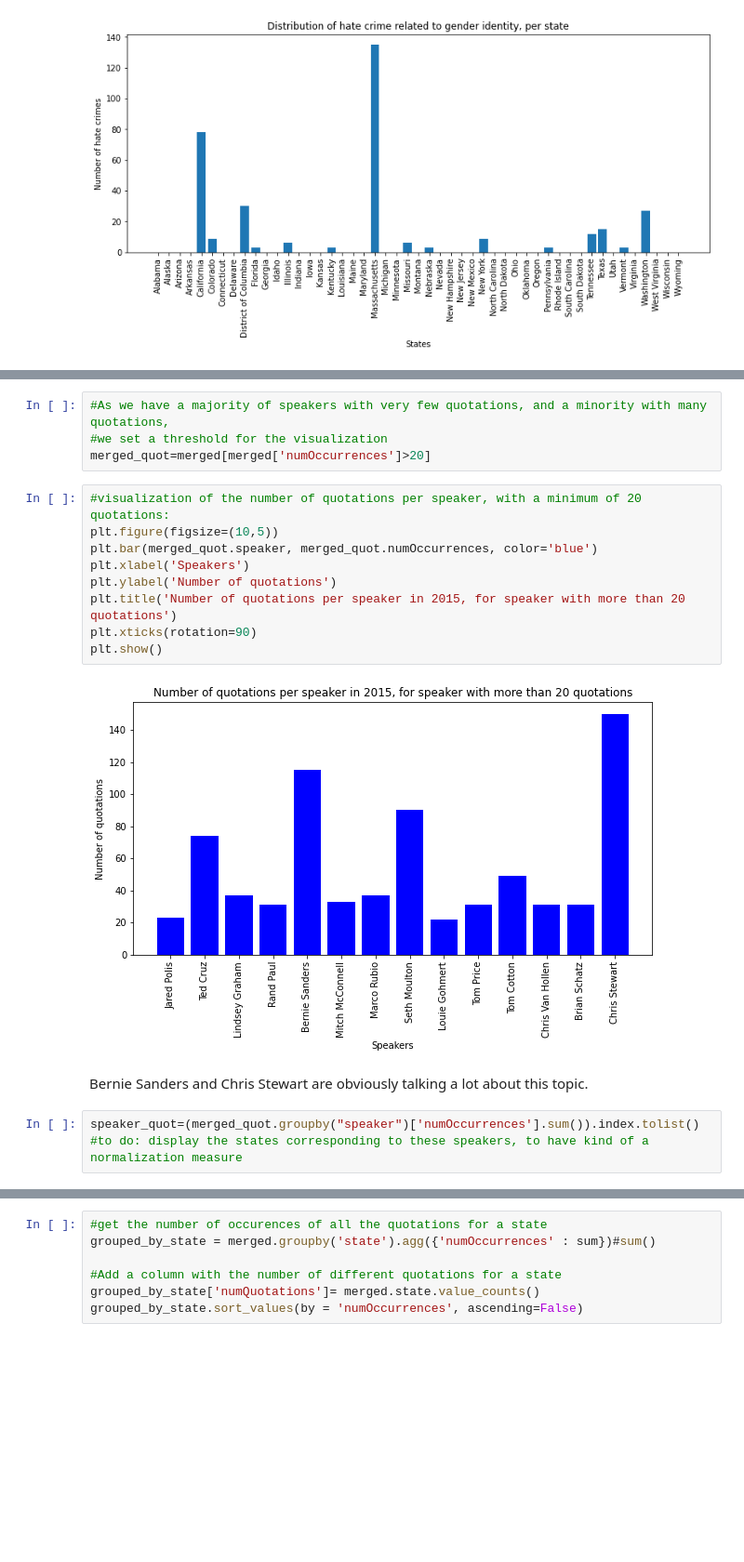
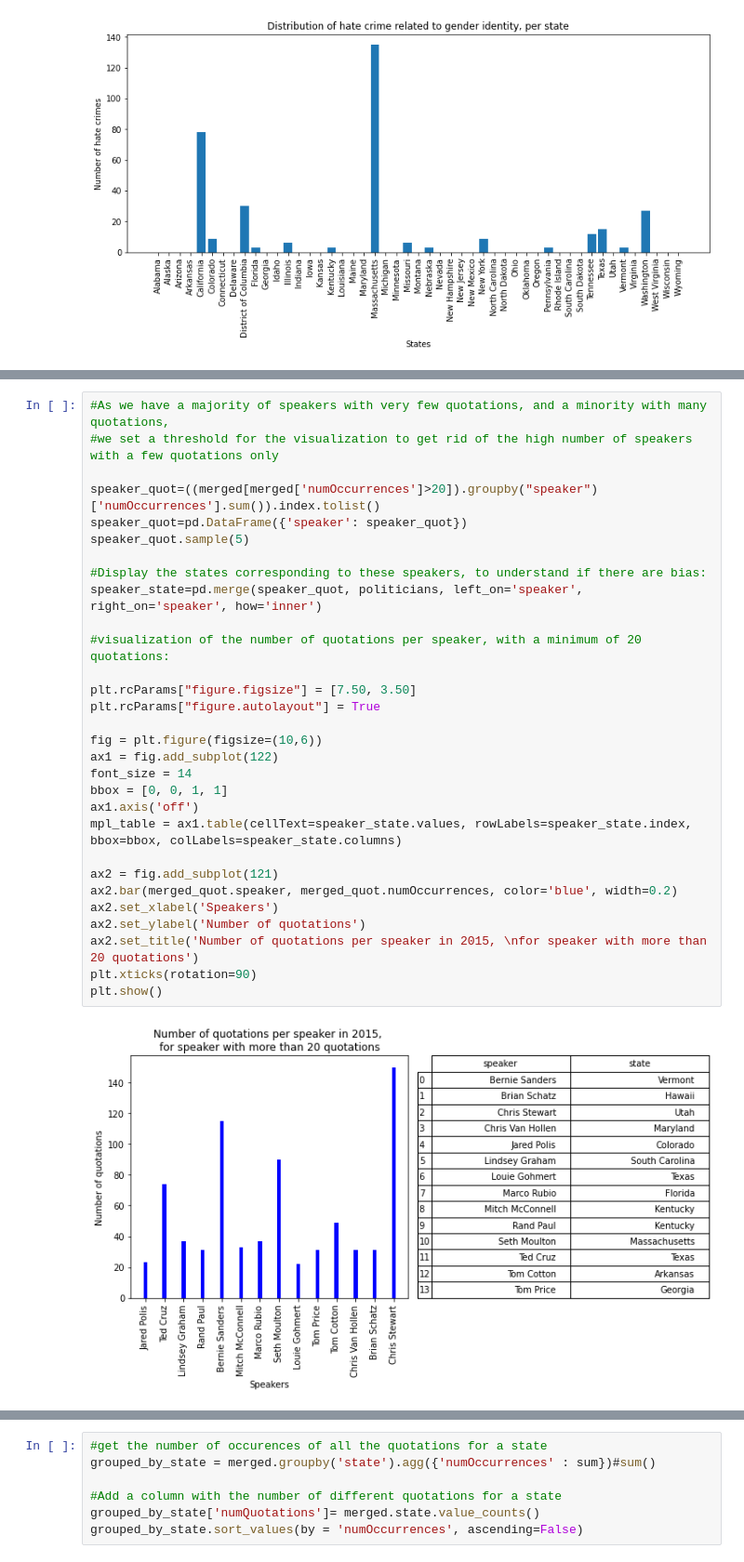
Before and after one commit to epfl-ada/ada-2021-project-ada_group_project, a Jupyter notebook: basic_exploration.ipynb, the cells around one changed output, grey strips where cells are left out. Shown at 93% size. Cells and saved outputs as stored; diff of their text form; blank space fills up the shorter version.

```diff
--- a/basic_exploration.ipynb
+++ b/basic_exploration.ipynb
@@ -437,20 +410,32 @@ Nevertheless, we can see that in Massachussetts and California, there have been
-# %%
-#As we have a majority of speakers with very few quotations, and a minority with many quotations,
-#we set a threshold for the visualization
-merged_quot=merged[merged['numOccurrences']>20]
-# %%
-#visualization of the number of quotations per speaker, with a minimum of 20 quotations:
-plt.figure(figsize=(10,5))
-plt.bar(merged_quot.speaker, merged_quot.numOccurrences, color='blue')
-plt.xlabel('Speakers')
-plt.ylabel('Number of quotations')
-plt.title('Number of quotations per speaker in 2015, for speaker with more than 20 quotations')
-plt.xticks(rotation=90)
-plt.show()
-# %% [output]
-[figure, removed]
-# %% [markdown]
-Bernie Sanders and Chris Stewart are obviously talking a lot about this topic.
-# %%
-speaker_quot=(merged_quot.groupby("speaker")['numOccurrences'].sum()).index.tolist()
-#to do: display the states corresponding to these speakers, to have kind of a normalization measure
+# %%
+#As we have a majority of speakers with very few quotations, and a minority with many quotations,
+#we set a threshold for the visualization to get rid of the high number of speakers with a few quotations only
+
+speaker_quot=((merged[merged['numOccurrences']>20]).groupby("speaker")['numOccurrences'].sum()).index.tolist()
+speaker_quot=pd.DataFrame({'speaker': speaker_quot})
+speaker_quot.sample(5)
+
+#Display the states corresponding to these speakers, to understand if there are bias:
+speaker_state=pd.merge(speaker_quot, politicians, left_on='speaker', right_on='speaker', how='inner')
+
+#visualization of the number of quotations per speaker, with a minimum of 20 quotations:
+
+plt.rcParams["figure.figsize"] = [7.50, 3.50]
+plt.rcParams["figure.autolayout"] = True
+
+fig = plt.figure(figsize=(10,6))
+ax1 = fig.add_subplot(122)
+font_size = 14
+bbox = [0, 0, 1, 1]
+ax1.axis('off')
+mpl_table = ax1.table(cellText=speaker_state.values, rowLabels=speaker_state.index, bbox=bbox, colLabels=speaker_state.columns)
+
+ax2 = fig.add_subplot(121)
+ax2.bar(merged_quot.speaker, merged_quot.numOccurrences, color='blue', width=0.2)
+ax2.set_xlabel('Speakers')
+ax2.set_ylabel('Number of quotations')
+ax2.set_title('Number of quotations per speaker in 2015, \nfor speaker with more than 20 quotations')
+plt.xticks(rotation=90)
+plt.show()
+# %% [output]
+[figure, added]
```
Also changed, not shown: parts of 26 cells of this notebook.
